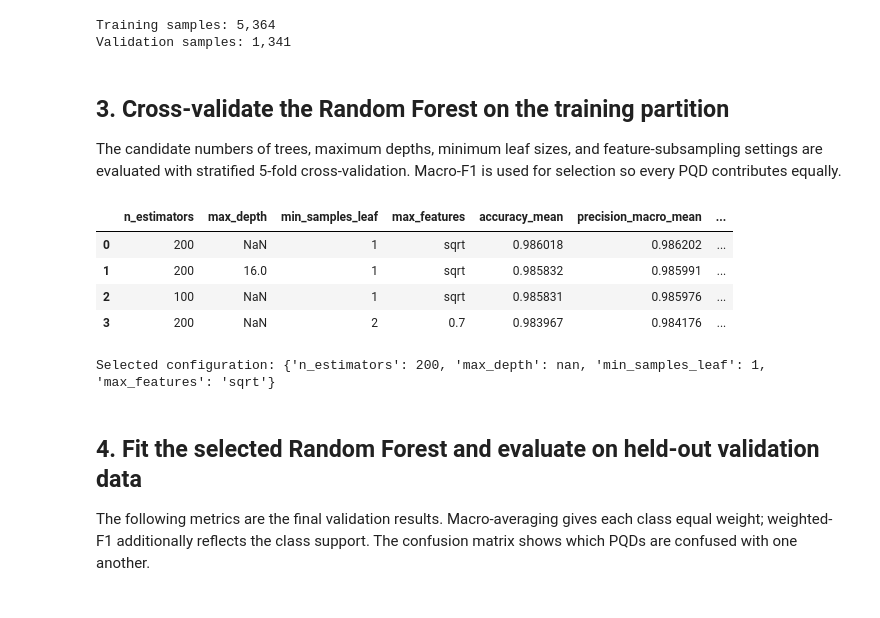
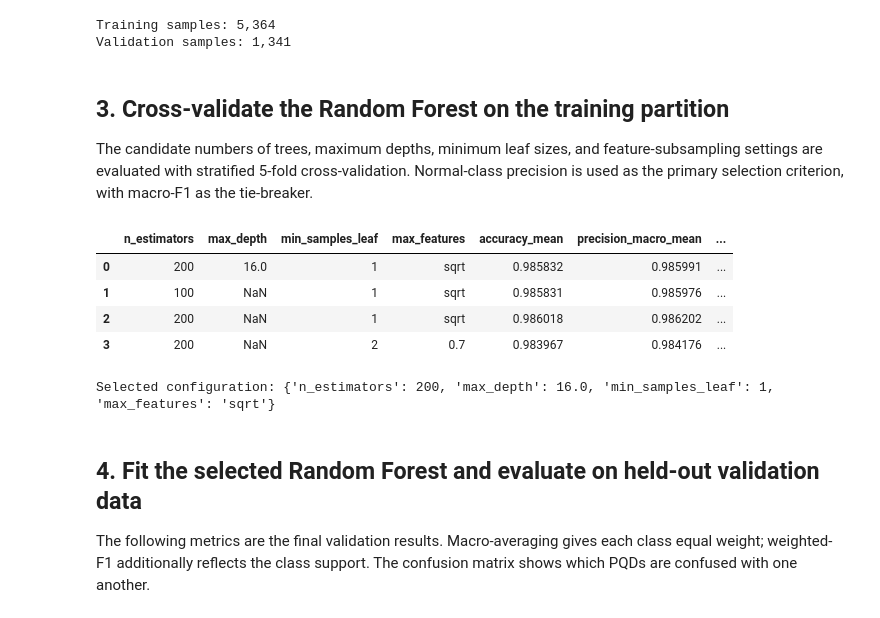
Before and after one commit to Kibestar/EE4C12---Machine-Learning-Project, a Jupyter notebook: Code/02 Task/Vossi/Random_Forest_Task_2.ipynb, the cells around one changed output. Saved outputs shown, nothing was run; the diff lists cells and outputs as text; code cells hidden in the pictures.

```diff
--- a/Code/02 Task/Vossi/Random_Forest_Task_2.ipynb
+++ b/Code/02 Task/Vossi/Random_Forest_Task_2.ipynb
@@ -27,6 +27,7 @@ from sklearn.metrics import (
     f1_score,
     precision_score,
     recall_score,
+    make_scorer,
 )
 from sklearn.model_selection import StratifiedKFold, cross_validate, train_test_split
 from sklearn.ensemble import RandomForestClassifier
@@ -76,6 +77,15 @@ if DATA_ROOT is None:
         "repository or update DATA_ROOT."
     )
 print(f"Using data from: {DATA_ROOT}")
+
+
+NORMAL_LABEL = "Normal"
+normal_precision_scorer = make_scorer(
+    precision_score,
+    labels=[NORMAL_LABEL],
+    average="macro",
+    zero_division=0,
+)
 # %% [output]
 Using data from: /Users/felixvossbrink/Library/Mobile Documents/com~apple~CloudDocs/Uni/02 Master/01 Electrical Engineering/05 Quarter/01 Machine Learning/05 Project/EE4C12---Machine-Learning-Project/ ...
 # %% [markdown]
@@ -145,7 +155,7 @@ Validation samples: 1,341
 # %% [markdown]
 ## 3. Cross-validate the Random Forest on the training partition
 
-The candidate numbers of trees, maximum depths, minimum leaf sizes, and feature-subsampling settings are evaluated with stratified 5-fold cross-validation. Macro-F1 is used for selection so every PQD contributes equally.
+The candidate numbers of trees, maximum depths, minimum leaf sizes, and feature-subsampling settings are evaluated with stratified 5-fold cross-validation. Normal-class precision is used as the primary selection criterion, with macro-F1 as the tie-breaker.
 # %%
 candidates = [
     {"n_estimators": 100, "max_depth": None, "min_samples_leaf": 1, "max_features": "sqrt"},
@@ -156,40 +166,50 @@ candidates = [
 cv = StratifiedKFold(n_splits=CV_SPLITS, shuffle=True, random_state=RANDOM_STATE)
 cv_rows = []
 
 for candidate in candidates:
     pipeline = Pipeline(
         [("forest", RandomForestClassifier(
             **candidate, random_state=RANDOM_STATE, n_jobs=-1
         ))]
     )
     scores = cross_validate(
         pipeline,
         X_train,
         y_train,
         cv=cv,
-        scoring=["accuracy", "precision_macro", "recall_macro", "f1_macro"],
+        scoring={
+            "accuracy": "accuracy",
+            "precision_macro": "precision_macro",
+            "recall_macro": "recall_macro",
+            "f1_macro": "f1_macro",
+            "normal_precision": normal_precision_scorer,
+        },
         n_jobs=-1,
     )
     cv_rows.append({
         **candidate,
         "accuracy_mean": scores["test_accuracy"].mean(),
         "precision_macro_mean": scores["test_precision_macro"].mean(),
         "recall_macro_mean": scores["test_recall_macro"].mean(),
         "f1_macro_mean": scores["test_f1_macro"].mean(),
         "f1_macro_std": scores["test_f1_macro"].std(),
+        "normal_precision_mean": scores["test_normal_precision"].mean(),
+        "normal_precision_std": scores["test_normal_precision"].std(),
     })
 
-cv_results = pd.DataFrame(cv_rows).sort_values("f1_macro_mean", ascending=False)
+cv_results = pd.DataFrame(cv_rows).sort_values(
+    ["normal_precision_mean", "f1_macro_mean"], ascending=False
+)
 display(cv_results.reset_index(drop=True))
 best_params = cv_results.iloc[0][["n_estimators", "max_depth", "min_samples_leaf", "max_features"]].to_dict()
 print("Selected configuration:", best_params)
 # %% [output]
 |  | n_estimators | max_depth | min_samples_leaf | max_features | accuracy_mean | precision_macro_mean | ... |
-| 0 | 200 | NaN | 1 | sqrt | 0.986018 | 0.986202 | ... |
-| 1 | 200 | 16.0 | 1 | sqrt | 0.985832 | 0.985991 | ... |
-| 2 | 100 | NaN | 1 | sqrt | 0.985831 | 0.985976 | ... |
+| 0 | 200 | 16.0 | 1 | sqrt | 0.985832 | 0.985991 | ... |
+| 1 | 100 | NaN | 1 | sqrt | 0.985831 | 0.985976 | ... |
+| 2 | 200 | NaN | 1 | sqrt | 0.986018 | 0.986202 | ... |
 | 3 | 200 | NaN | 2 | 0.7 | 0.983967 | 0.984176 | ... |
-Selected configuration: {'n_estimators': 200, 'max_depth': nan, 'min_samples_leaf': 1, 'max_features': 'sqrt'}
+Selected configuration: {'n_estimators': 200, 'max_depth': 16.0, 'min_samples_leaf': 1, 'max_features': 'sqrt'}
 # %% [markdown]
 ## 4. Fit the selected Random Forest and evaluate on held-out validation data
 
```
Also changed, not shown: parts of 2 cells of this notebook, 2 other files.
